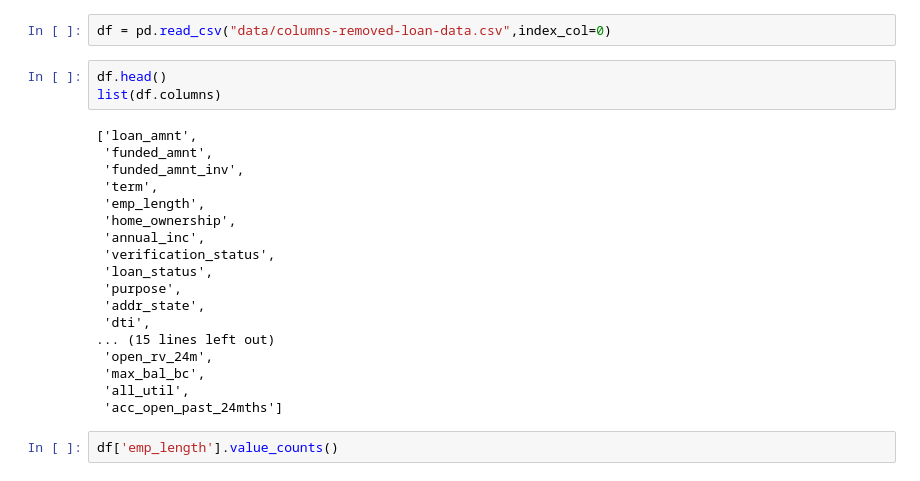
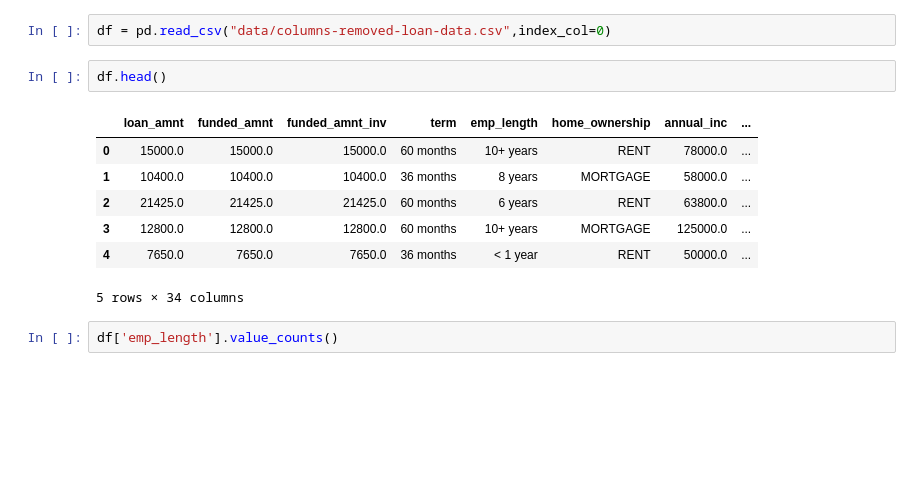
Before and after one commit to concept-inversion/lending-club-graph-AI, a Jupyter notebook: Fraud Predictor for LC Data using RFC.ipynb, the cells around one changed output. Cells and saved outputs as stored; diff of their text form; blank space fills up the shorter version.

```diff
--- a/Fraud Predictor for LC Data using RFC.ipynb
+++ b/Fraud Predictor for LC Data using RFC.ipynb
@@ -5,25 +5,14 @@ from sklearn import preprocessing
 df = pd.read_csv("data/columns-removed-loan-data.csv",index_col=0)
 # %%
 df.head()
-list(df.columns)
 # %% [output]
+|  | loan_amnt | funded_amnt | funded_amnt_inv | term | emp_length | home_ownership | annual_inc | ... |
+| 0 | 15000.0 | 15000.0 | 15000.0 | 60 months | 10+ years | RENT | 78000.0 | ... |
+| 1 | 10400.0 | 10400.0 | 10400.0 | 36 months | 8 years | MORTGAGE | 58000.0 | ... |
+| 2 | 21425.0 | 21425.0 | 21425.0 | 60 months | 6 years | RENT | 63800.0 | ... |
+| 3 | 12800.0 | 12800.0 | 12800.0 | 60 months | 10+ years | MORTGAGE | 125000.0 | ... |
+| 4 | 7650.0 | 7650.0 | 7650.0 | 36 months | < 1 year | RENT | 50000.0 | ... |
-['loan_amnt',
- 'funded_amnt',
- 'funded_amnt_inv',
- 'term',
- 'emp_length',
- 'home_ownership',
- 'annual_inc',
- 'verification_status',
- 'loan_status',
- 'purpose',
- 'addr_state',
- 'dti',
-... (15 lines left out)
- 'open_rv_24m',
- 'max_bal_bc',
- 'all_util',
- 'acc_open_past_24mths']
+5 rows × 34 columns
 # %%
 df['emp_length'].value_counts()
 # %% [output]
```
Also changed, not shown: parts of 12 cells of this notebook, 1 other file.
